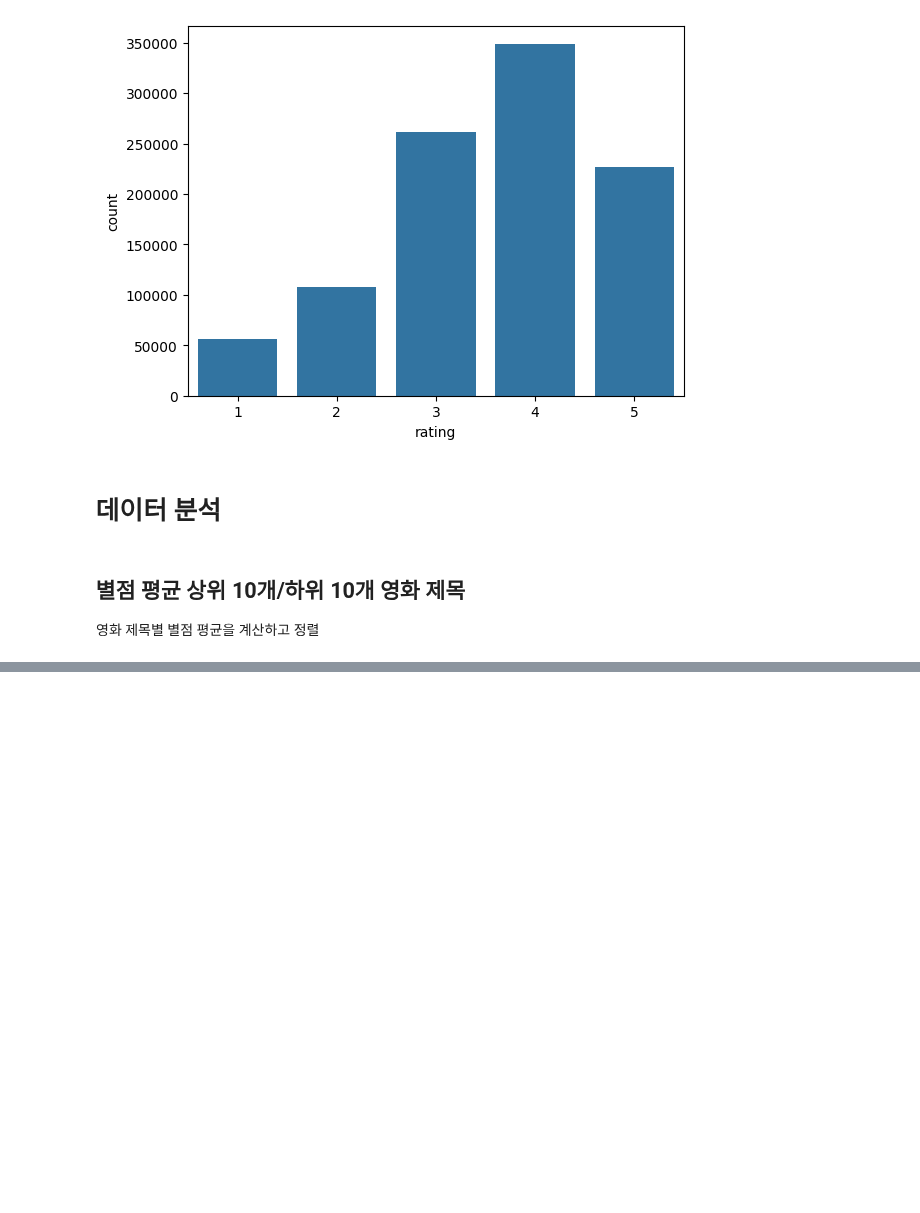
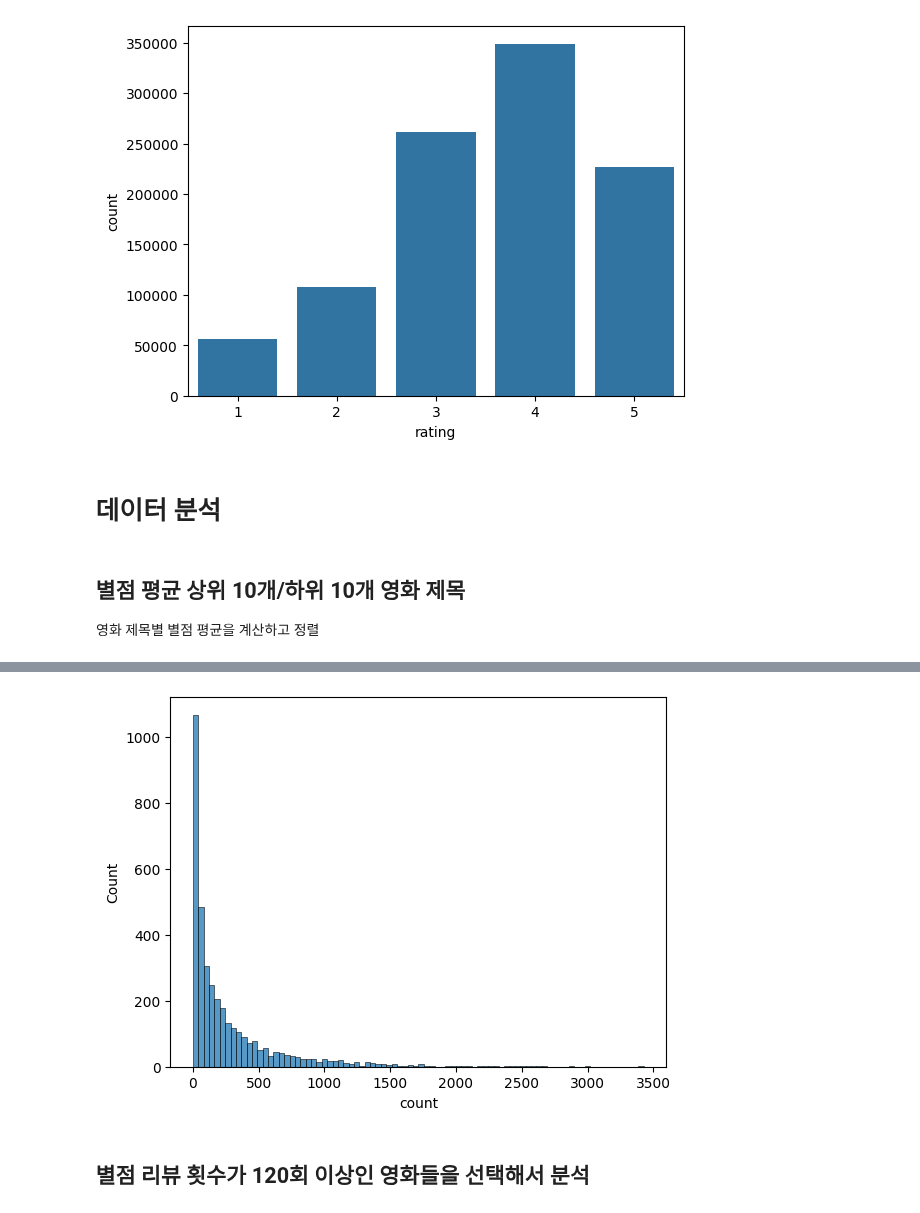
Before and after one commit to JakeOh/202511_BD53, a Jupyter notebook: lab_python/da14_movielens.ipynb, the cells around one changed output, grey strips where cells are left out. Drawn from its saved outputs; the diff is of its cells as text; code cells hidden in the pictures; blank space fills up the shorter version.

```diff
--- a/lab_python/da14_movielens.ipynb
+++ b/lab_python/da14_movielens.ipynb
@@ -286,0 +413,7 @@ plt.show()
+# %%
+sns.histplot(data=title_count)
+plt.show()
+# %% [output]
+[figure, added]
+# %% [markdown]
+## 별점 리뷰 횟수가 120회 이상인 영화들을 선택해서 분석
```
Also changed, not shown: parts of 13 cells of this notebook.
